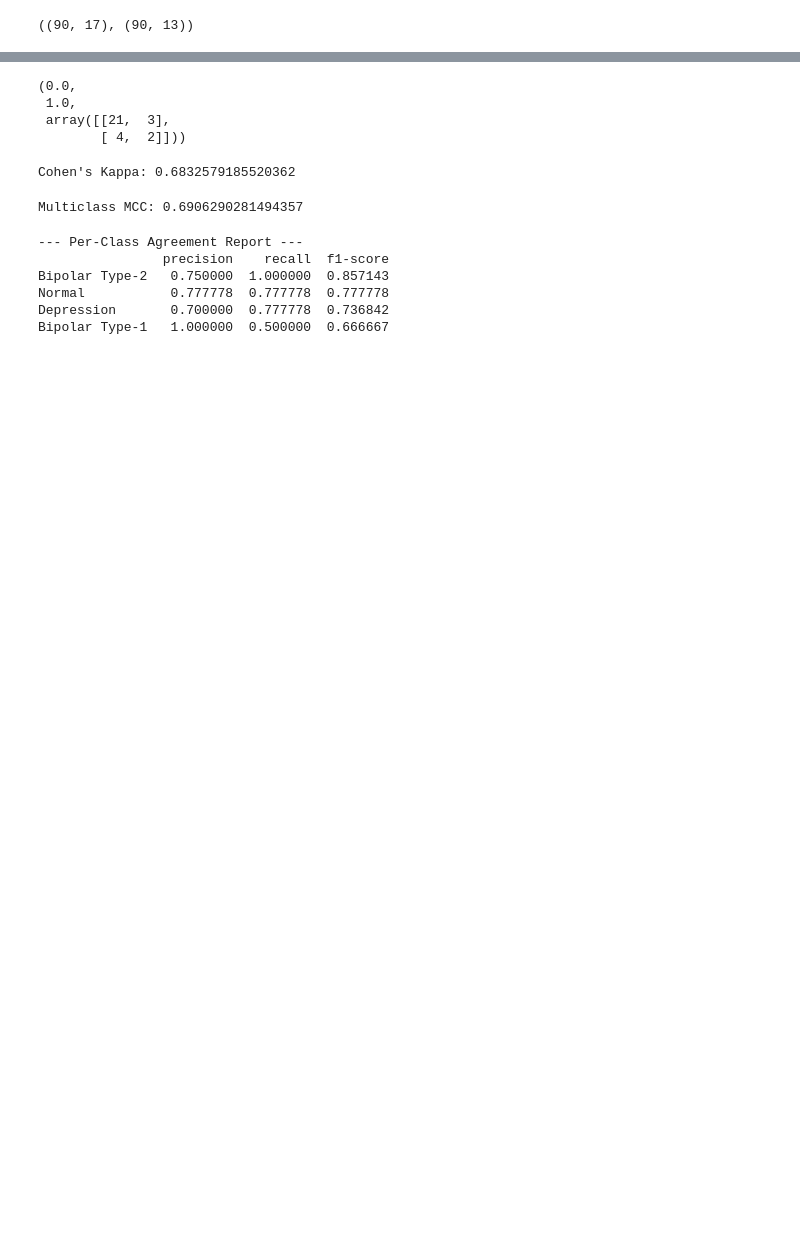
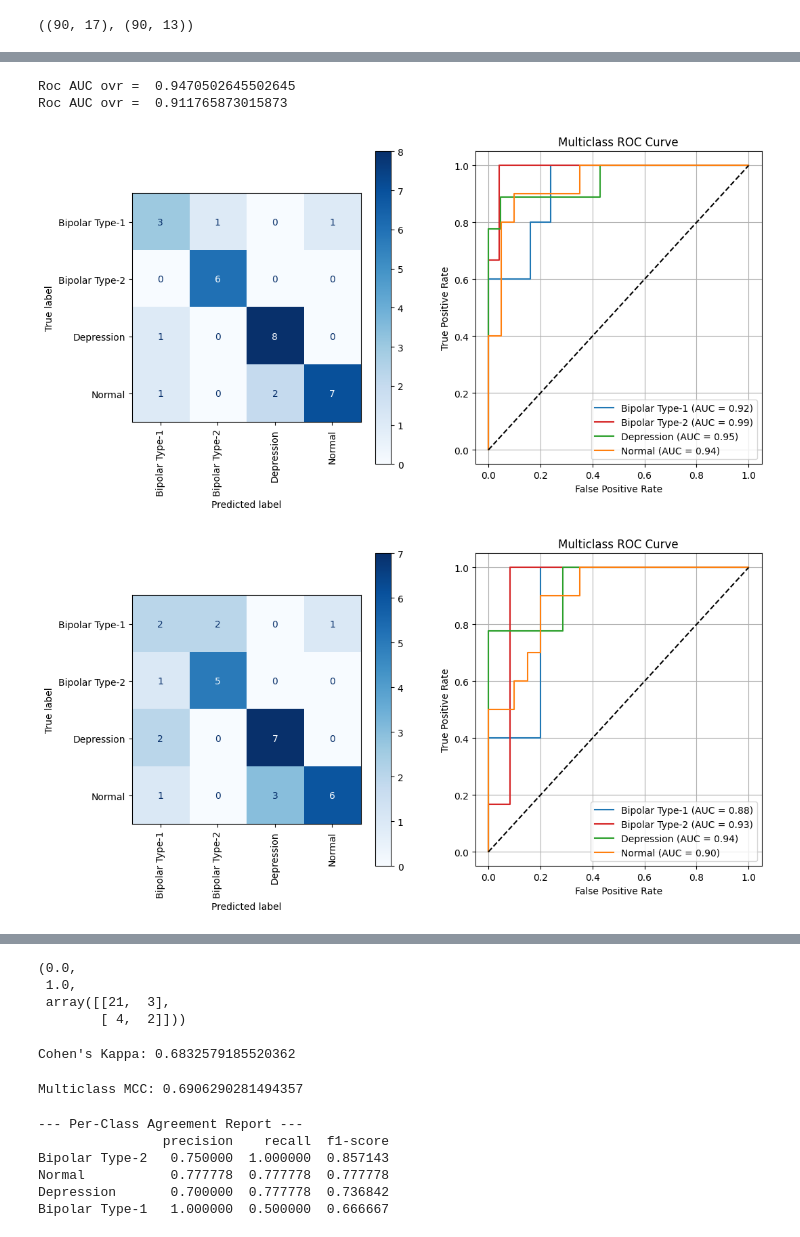
Before and after one commit to Ajver/mental-disorder-diagnosis, a Jupyter notebook: compare_datasets.ipynb, the cells around one changed output, grey strips where cells are left out. Drawn from its saved outputs; the diff is of its cells as text; code cells hidden in the pictures; blank space fills up the shorter version.

```diff
--- a/compare_datasets.ipynb
+++ b/compare_datasets.ipynb
@@ -102,0 +88,13 @@ Roc AUC ovr =  0.9589097222222221
+# %%
+knn_full = create_knn(load_model_params("knn"))
+knn_full.fit(X_train_full, y_train_full)
+plot_CM_and_ROC(knn_full, X_test_full, y_test_full)
+
+knn_simple = create_knn(load_model_params("knn"))
+knn_simple.fit(X_train_simple, y_train_simple)
+plot_CM_and_ROC(knn_simple, X_test_simple, y_test_simple)
+# %% [output]
+Roc AUC ovr =  0.9470502645502645
+Roc AUC ovr =  0.911765873015873
+[figure, added]
+[figure, added]
```
Also changed, not shown: parts of 10 cells of this notebook.
